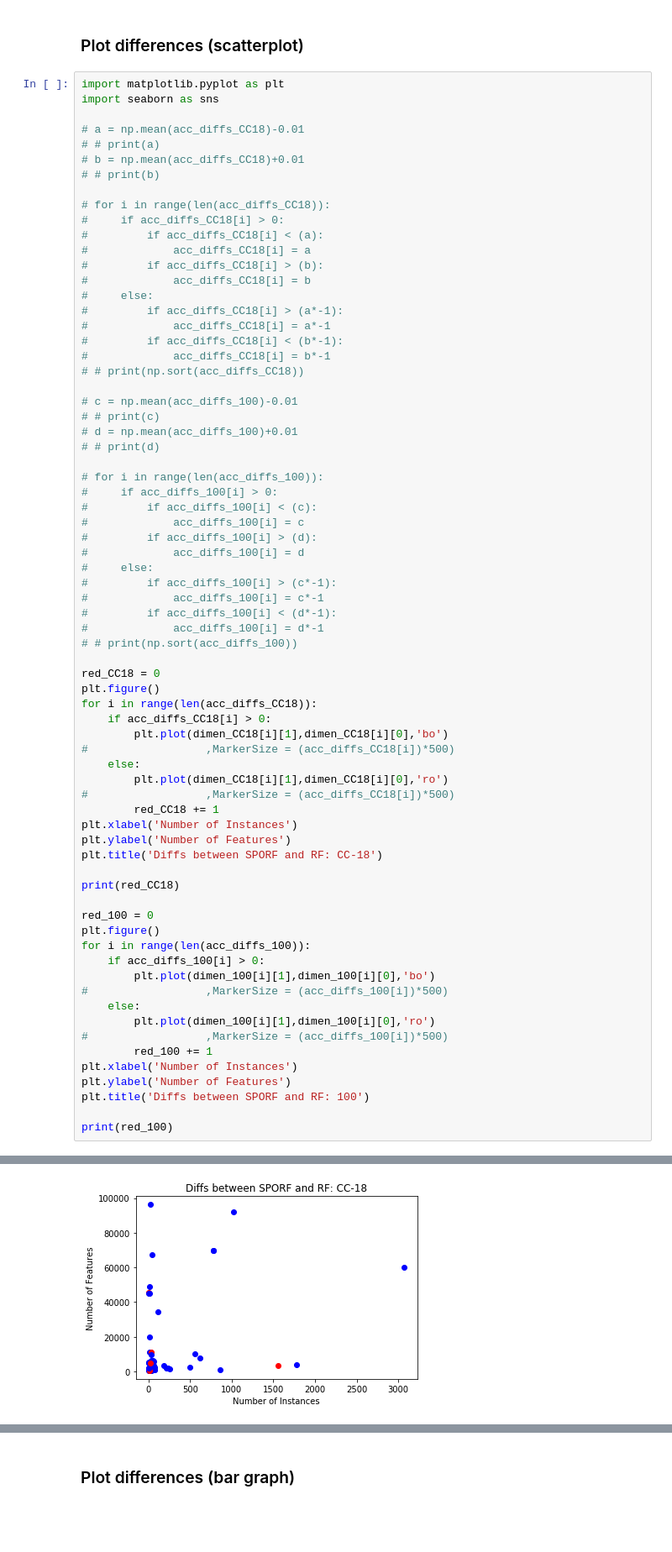
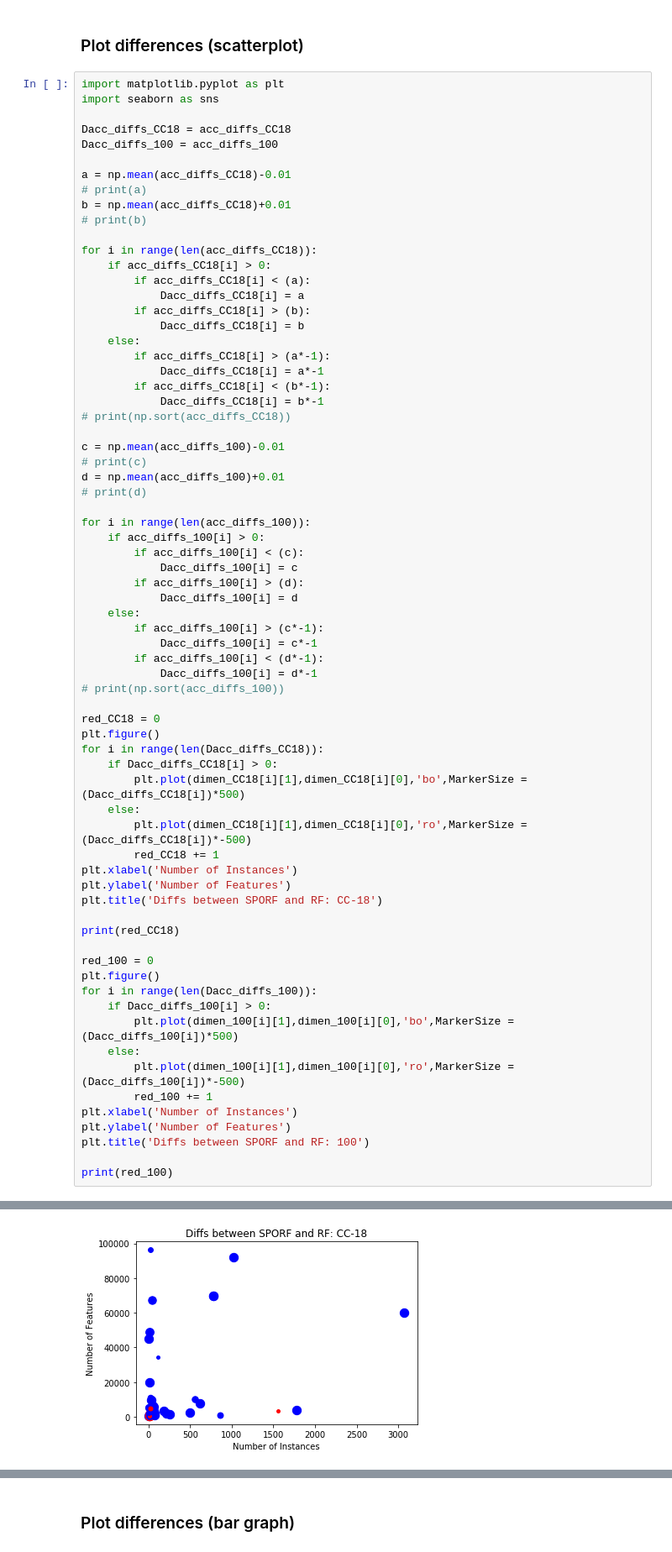
Before and after one commit to NeuroDataDesign/tealeaf, a Jupyter notebook: suyeon/code/OpenML_SPORF_vs_sklearnRF_default.ipynb, the cells around one changed output, grey strips where cells are left out. Shown at 84% size. Cells and saved outputs as stored; diff of their text form; blank space fills up the shorter version.

```diff
--- a/suyeon/code/OpenML_SPORF_vs_sklearnRF_default.ipynb
+++ b/suyeon/code/OpenML_SPORF_vs_sklearnRF_default.ipynb
@@ -143,75 +143,74 @@ print(np.mean(acc_diffs_100))
 # %%
 import matplotlib.pyplot as plt
 import seaborn as sns
 
-# a = np.mean(acc_diffs_CC18)-0.01
-# # print(a)
-# b = np.mean(acc_diffs_CC18)+0.01
-# # print(b)
+Dacc_diffs_CC18 = acc_diffs_CC18
+Dacc_diffs_100 = acc_diffs_100
 
-# for i in range(len(acc_diffs_CC18)):
-#     if acc_diffs_CC18[i] > 0:
-#         if acc_diffs_CC18[i] < (a):
-#             acc_diffs_CC18[i] = a
-#         if acc_diffs_CC18[i] > (b):
-#             acc_diffs_CC18[i] = b
-#     else:
-#         if acc_diffs_CC18[i] > (a*-1):
-#             acc_diffs_CC18[i] = a*-1
-#         if acc_diffs_CC18[i] < (b*-1):
-#             acc_diffs_CC18[i] = b*-1
-# # print(np.sort(acc_diffs_CC18))
+a = np.mean(acc_diffs_CC18)-0.01
+# print(a)
+b = np.mean(acc_diffs_CC18)+0.01
+# print(b)
 
-# c = np.mean(acc_diffs_100)-0.01
-# # print(c)
-# d = np.mean(acc_diffs_100)+0.01
-# # print(d)
+for i in range(len(acc_diffs_CC18)):
+    if acc_diffs_CC18[i] > 0:
+        if acc_diffs_CC18[i] < (a):
+            Dacc_diffs_CC18[i] = a
+        if acc_diffs_CC18[i] > (b):
+            Dacc_diffs_CC18[i] = b
+    else:
+        if acc_diffs_CC18[i] > (a*-1):
+            Dacc_diffs_CC18[i] = a*-1
+        if acc_diffs_CC18[i] < (b*-1):
+            Dacc_diffs_CC18[i] = b*-1
+# print(np.sort(acc_diffs_CC18))
 
-# for i in range(len(acc_diffs_100)):
-#     if acc_diffs_100[i] > 0:
-#         if acc_diffs_100[i] < (c):
-#             acc_diffs_100[i] = c
-#         if acc_diffs_100[i] > (d):
-#             acc_diffs_100[i] = d
-#     else:
-#         if acc_diffs_100[i] > (c*-1):
-#             acc_diffs_100[i] = c*-1
-#         if acc_diffs_100[i] < (d*-1):
-#             acc_diffs_100[i] = d*-1
-# # print(np.sort(acc_diffs_100))
+c = np.mean(acc_diffs_100)-0.01
+# print(c)
+d = np.mean(acc_diffs_100)+0.01
+# print(d)
+
+for i in range(len(acc_diffs_100)):
+    if acc_diffs_100[i] > 0:
+        if acc_diffs_100[i] < (c):
+            Dacc_diffs_100[i] = c
+        if acc_diffs_100[i] > (d):
+            Dacc_diffs_100[i] = d
+    else:
+        if acc_diffs_100[i] > (c*-1):
+            Dacc_diffs_100[i] = c*-1
+        if acc_diffs_100[i] < (d*-1):
+            Dacc_diffs_100[i] = d*-1
+# print(np.sort(acc_diffs_100))
 
 red_CC18 = 0
 plt.figure()
-for i in range(len(acc_diffs_CC18)):
-    if acc_diffs_CC18[i] > 0:
-        plt.plot(dimen_CC18[i][1],dimen_CC18[i][0],'bo')
-#                  ,MarkerSize = (acc_diffs_CC18[i])*500)
+for i in range(len(Dacc_diffs_CC18)):
+    if Dacc_diffs_CC18[i] > 0:
+        plt.plot(dimen_CC18[i][1],dimen_CC18[i][0],'bo',MarkerSize = (Dacc_diffs_CC18[i])*500)
     else:
-        plt.plot(dimen_CC18[i][1],dimen_CC18[i][0],'ro')
-#                  ,MarkerSize = (acc_diffs_CC18[i])*500)
+        plt.plot(dimen_CC18[i][1],dimen_CC18[i][0],'ro',MarkerSize = (Dacc_diffs_CC18[i])*-500)
         red_CC18 += 1
 plt.xlabel('Number of Instances')
 plt.ylabel('Number of Features')
 plt.title('Diffs between SPORF and RF: CC-18')
 
 print(red_CC18)
 
 red_100 = 0
 plt.figure()
-for i in range(len(acc_diffs_100)):
-    if acc_diffs_100[i] > 0:
-        plt.plot(dimen_100[i][1],dimen_100[i][0],'bo')
-#                  ,MarkerSize = (acc_diffs_100[i])*500)
+for i in range(len(Dacc_diffs_100)):
+    if Dacc_diffs_100[i] > 0:
+        plt.plot(dimen_100[i][1],dimen_100[i][0],'bo',MarkerSize = (Dacc_diffs_100[i])*500)
     else:
-        plt.plot(dimen_100[i][1],dimen_100[i][0],'ro')
-#                  ,MarkerSize = (acc_diffs_100[i])*500)
+        plt.plot(dimen_100[i][1],dimen_100[i][0],'ro',MarkerSize = (Dacc_diffs_100[i])*-500)
         red_100 += 1
 plt.xlabel('Number of Instances')
 plt.ylabel('Number of Features')
 plt.title('Diffs between SPORF and RF: 100')
 
 print(red_100)
 # %% [output]
 11
 17
-[figure, old version]
+[figure, new version]
```
Also changed, not shown: parts of 2 cells of this notebook.
